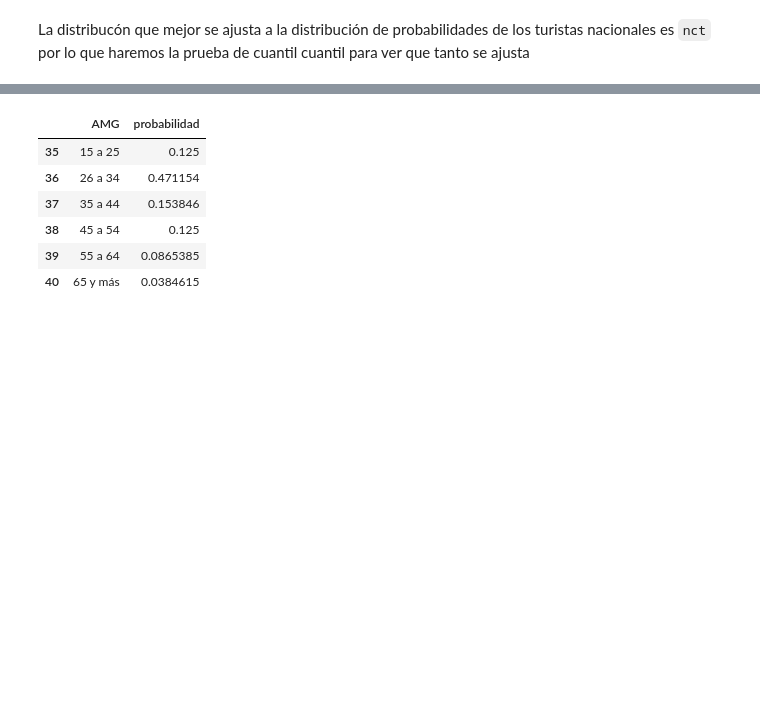
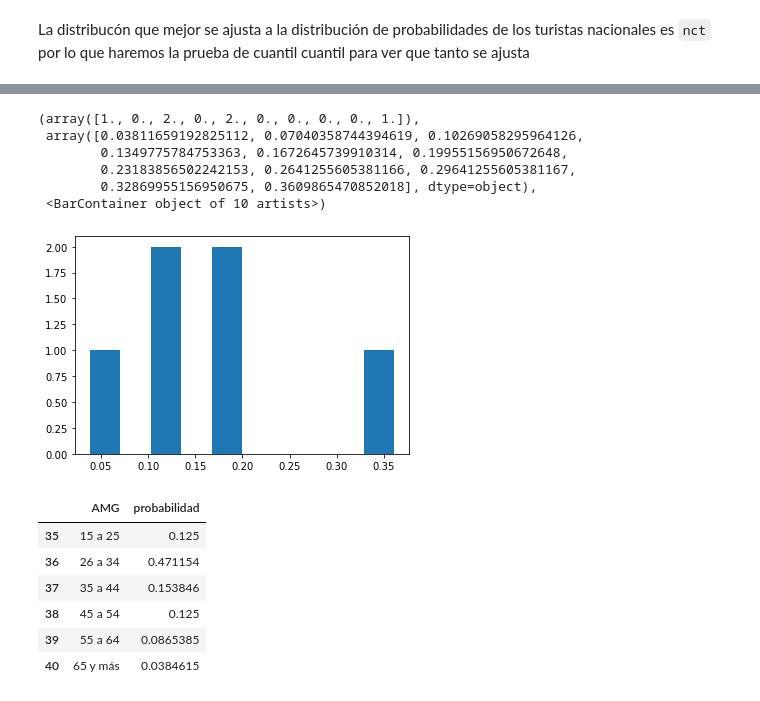
Before and after one commit to ariadnagalindom/Proyecto_GIMontoya_ADGalindo, a Jupyter notebook: PRoyecto_GIMontoya_ADGalindo.ipynb, the cells around one changed output, grey strips where cells are left out. Saved outputs shown, nothing was run; the diff lists cells and outputs as text; code cells hidden in the pictures; blank space fills up the shorter version.

```diff
--- a/PRoyecto_GIMontoya_ADGalindo.ipynb
+++ b/PRoyecto_GIMontoya_ADGalindo.ipynb
@@ -297,3 +312,13 @@ La distribucón que mejor se ajusta a la distribución de probabilidades de los
+# %%
+plt.hist(nac_edad.probabilidad)
+# %% [output]
+(array([1., 0., 2., 0., 2., 0., 0., 0., 0., 1.]),
+ array([0.03811659192825112, 0.07040358744394619, 0.10269058295964126,
+        0.1349775784753363, 0.1672645739910314, 0.19955156950672648,
+        0.23183856502242153, 0.2641255605381166, 0.29641255605381167,
+        0.32869955156950675, 0.3609865470852018], dtype=object),
+ <BarContainer object of 10 artists>)
+[figure, added]
 # %%
 int_edad
 # %% [output]
```
Also changed, not shown: parts of 3 cells of this notebook.
